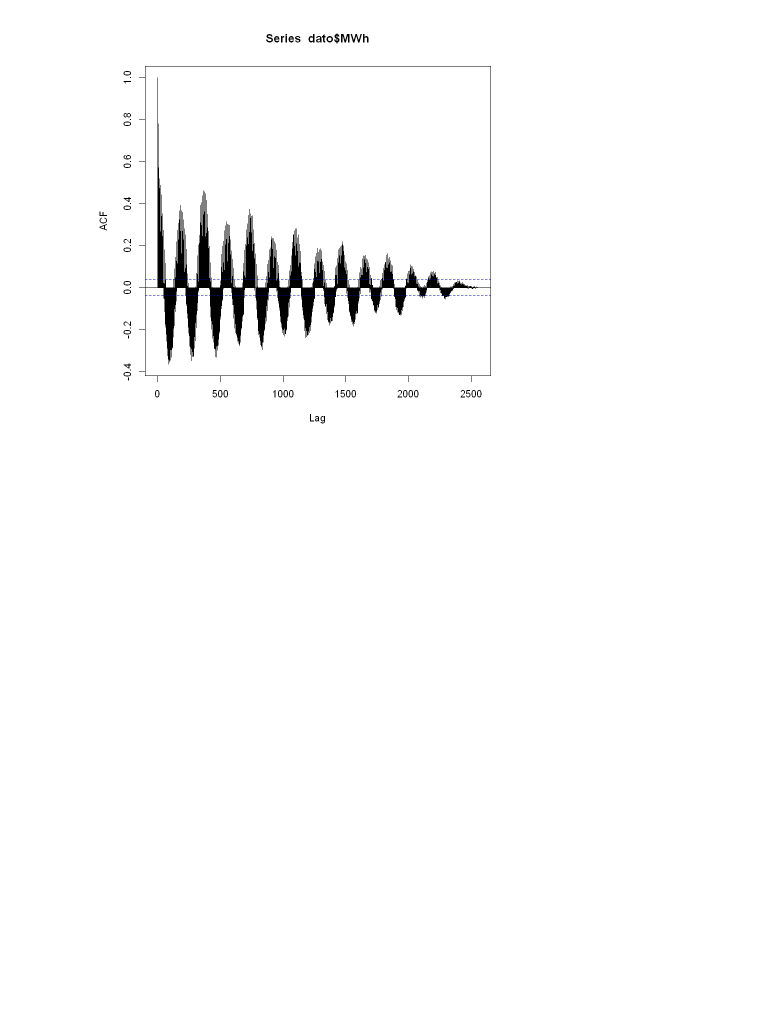
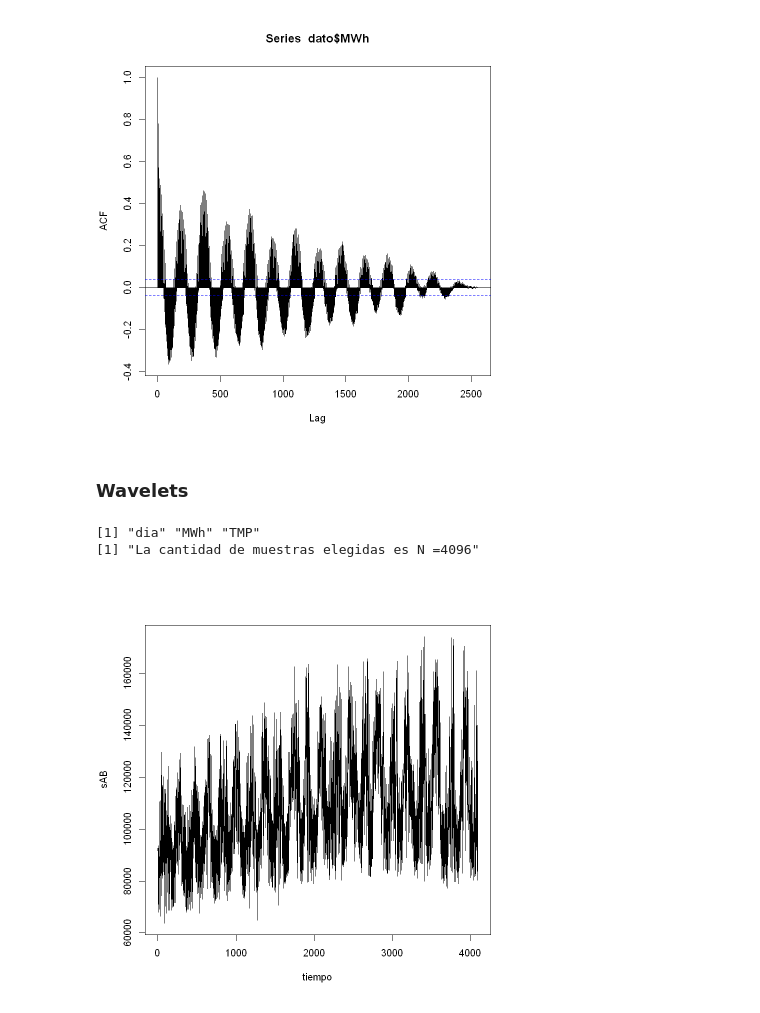
Before and after one commit to ffelicioni/tm-tp, a Jupyter notebook: notebooks/EDA_funcionesR.ipynb, the cells around one changed output. Saved outputs shown, nothing was run; the diff lists cells and outputs as text; code cells hidden in the pictures; blank space fills up the shorter version.

```diff
--- a/notebooks/EDA_funcionesR.ipynb
+++ b/notebooks/EDA_funcionesR.ipynb
@@ -133,3 +148,23 @@ La autocorrelación de la señal me permite interpretar que la señal original t
 acf(dato$MWh, lag.max = N)
 # %% [output]
 [figure]
+# %% [markdown]
+### Wavelets
+# %%
+dato<-datos_totales[(datos_totales$dia<'2020-01-01'),]
+print(names(dato))
+
+N_dato<-dim(dato)[1]
+
+N=2^12
+sAB<-dato$MWh[1049:5144]
+tiempo<-seq(1:4096)#dato[1049:5144,1]
+
+print(paste0('La cantidad de muestras elegidas es N =', N))
+# %% [output]
+[1] "dia" "MWh" "TMP"
+[1] "La cantidad de muestras elegidas es N =4096"
+# %%
+plot(tiempo,sAB, type='l', ylab ='sAB')
+# %% [output]
+[figure, added]
```
Also changed, not shown: parts of 6 cells of this notebook, 1 other file.
